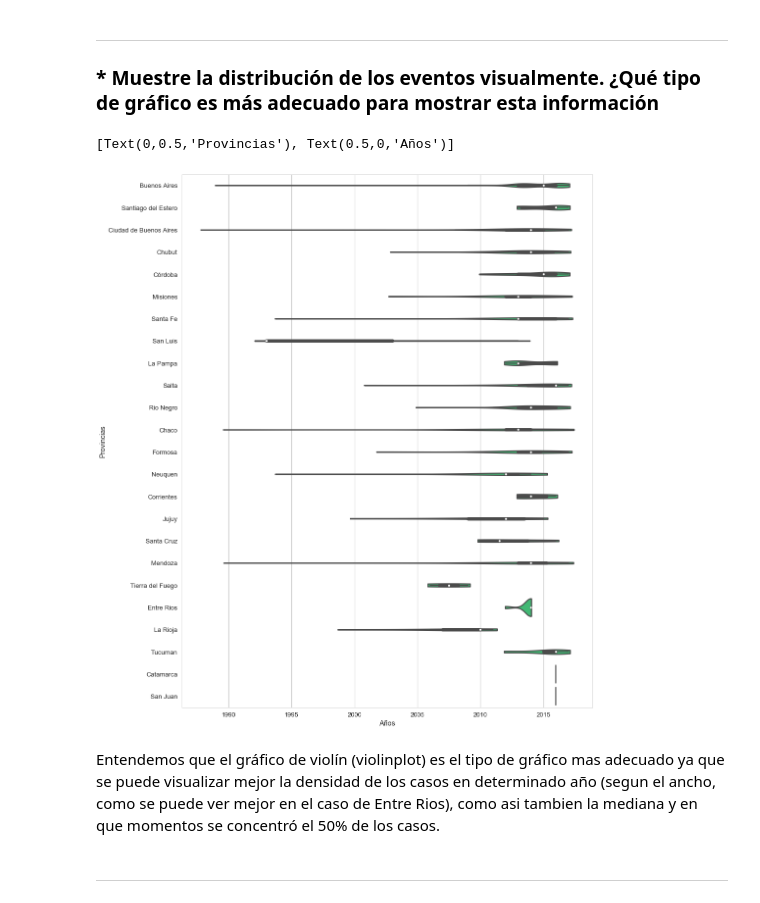
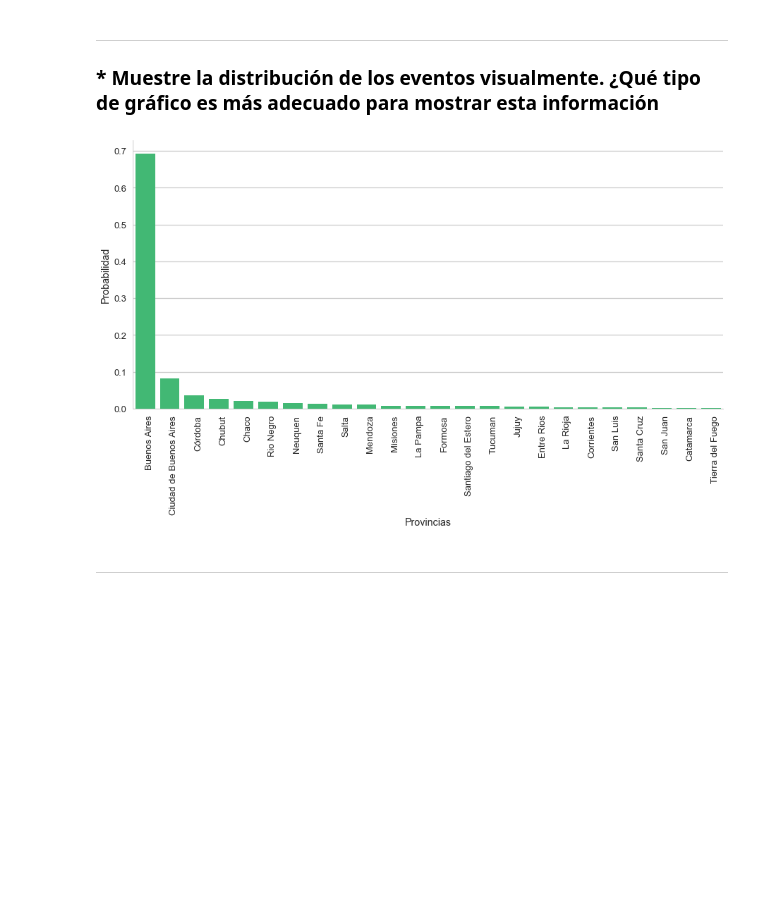
Before and after one commit to david-gonzalez/diplodatos, a Jupyter notebook: analisis_y_visualizacion/Resultado de Tarea integradora - parte 1 - revisión 2.ipynb, the cells around one changed output. Saved outputs shown, nothing was run; the diff lists cells and outputs as text; code cells hidden in the pictures; blank space fills up the shorter version.

```diff
--- a/analisis_y_visualizacion/Resultado de Tarea integradora - parte 1 - revisión 2.ipynb
+++ b/analisis_y_visualizacion/Resultado de Tarea integradora - parte 1 - revisión 2.ipynb
@@ -219,15 +220,15 @@ Entendemos que una razón importante a considerarse sería contar con el censo p
 # %% [markdown]
 ---
 <h3>* Muestre la distribución de los eventos visualmente. ¿Qué tipo de gráfico es más adecuado para mostrar esta información</h3>
-# %%
-rcParams['figure.figsize'] = 15, 20
-ax = seaborn.violinplot(x="year", y="provincia", data=dataset, color='#2ecc71', cut=0.1)
-ax.set(xlabel='Años', ylabel='Provincias')
-# %% [output]
-[Text(0,0.5,'Provincias'), Text(0.5,0,'Años')]
-[figure, removed]
-# %% [markdown]
-Entendemos que el gráfico de violín (violinplot) es el tipo de gráfico mas adecuado ya que se puede visualizar mejor la densidad de los casos en determinado año (segun el ancho, como se puede ver mejor en el caso de Entre Rios), como asi tambien la mediana y en que momentos se concentró el 50% de los casos.
+# %%
+# Grafico de la funcion acumulada:
+rcParams['figure.figsize'] = 15, 7
+ax = seaborn.barplot(data=fdps, x='provincia', y='probabilidad', color='#2ecc71')
+ax.set_xticklabels(ax.get_xticklabels(), rotation=90, ha="left")
+ax.set(xlabel='Provincias', ylabel='Probabilidad')
+seaborn.despine()
+# %% [output]
+[figure, added]
 # %% [markdown]
 ---
 # %% [markdown]
```
Also changed, not shown: parts of 7 cells of this notebook.
